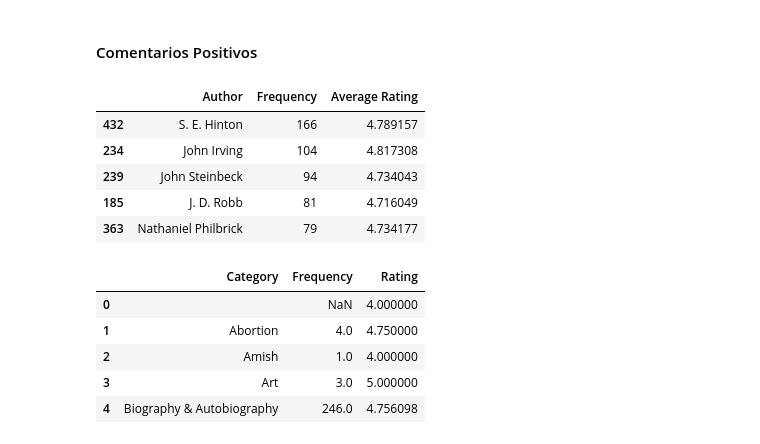
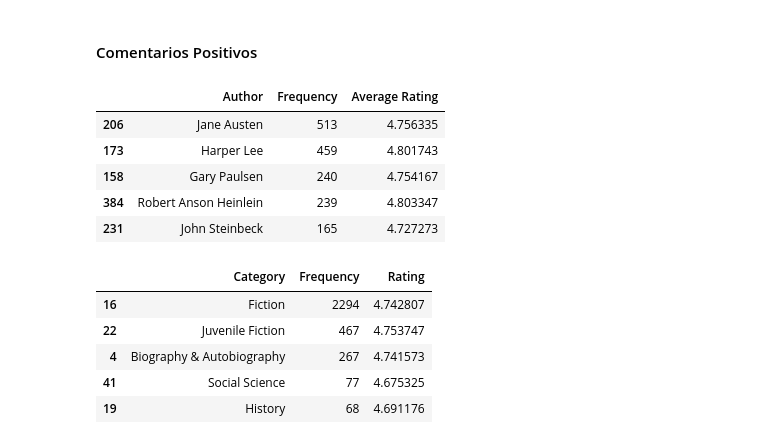
Before and after one commit to jlvaldes/bigdata, a Jupyter notebook: Data_exploration_and_analysis.ipynb, the cells around one changed output. Cells and saved outputs as stored; diff of their text form; code cells hidden in the pictures.

```diff
--- a/Data_exploration_and_analysis.ipynb
+++ b/Data_exploration_and_analysis.ipynb
@@ -394,0 +408,9 @@ top_publishers.head()
+# %%
+author_counts = top_publishers['authors'].value_counts().reset_index()
+author_counts.columns = ['authors', 'Frequency']
+author_counts = author_counts.sort_values(by='Frequency', ascending=False)
+author_rating = top_publishers.groupby('authors')['review/score'].mean().reset_index()
+author_rating = author_counts.merge(author_rating, on='authors', how='right')
+author_rating.columns = ['Author', 'Frequency', 'Average Rating']
+author_rating.sort_values(by='Frequency', ascending=False, inplace=True)
+author_rating.head()
@@ -403,18 +448,18 @@ bad_reviews = top_publishers[bad_indices]
 # %% [markdown]
 #### Comentarios Positivos
 # %%
-author_counts = good_reviews['authors'].value_counts().reset_index()
-author_counts.columns = ['authors', 'Frequency']
-author_counts = author_counts.sort_values(by='Frequency', ascending=False)
-author_rating = good_reviews.groupby('authors')['review/score'].mean().reset_index()
-author_rating = author_counts.merge(author_rating, on='authors', how='right')
-author_rating.columns = ['Author', 'Frequency', 'Average Rating']
-author_rating.sort_values(by='Frequency', ascending=False, inplace=True)
-author_rating.head()
+author_counts_good = good_reviews['authors'].value_counts().reset_index()
+author_counts_good.columns = ['authors', 'Frequency']
+author_counts_good = author_counts_good.sort_values(by='Frequency', ascending=False)
+author_rating_good = good_reviews.groupby('authors')['review/score'].mean().reset_index()
+author_rating_good = author_counts.merge(author_rating_good, on='authors', how='right')
+author_rating_good.columns = ['Author', 'Frequency', 'Average Rating']
+author_rating_good.sort_values(by='Frequency', ascending=False, inplace=True)
+author_rating_good.head()
 # %% [output]
 |  | Author | Frequency | Average Rating |
-| 432 | S. E. Hinton | 166 | 4.789157 |
-| 234 | John Irving | 104 | 4.817308 |
-| 239 | John Steinbeck | 94 | 4.734043 |
-| 185 | J. D. Robb | 81 | 4.716049 |
-| 363 | Nathaniel Philbrick | 79 | 4.734177 |
+| 206 | Jane Austen | 513 | 4.756335 |
+| 173 | Harper Lee | 459 | 4.801743 |
+| 158 | Gary Paulsen | 240 | 4.754167 |
+| 384 | Robert Anson Heinlein | 239 | 4.803347 |
+| 231 | John Steinbeck | 165 | 4.727273 |
@@ -425,13 +466,16 @@ category_counts.columns = ['categories', 'Frequency']
 # %%
-category_rating = good_reviews.groupby('categories')['review/score'].mean().reset_index()
-category_rating = category_counts.merge(category_rating, on='categories', how='right')
-category_rating.columns = ['Category', 'Frequency', 'Rating']
-category_rating.sort_values(by='Frequency', ascending=False)
-category_rating.head()
+category_filter_good = good_reviews[(good_reviews['categories'] != '')]
+category_counts_good = category_filter_good['categories'].value_counts().reset_index()
+category_rating_good = category_filter_good.groupby('categories')['review/score'].mean().reset_index()
+category_counts_good.columns = ['categories', 'Frequency']
+category_rating_good = category_counts_good.merge(category_rating_good, on='categories', how='right')
+category_rating_good.columns = ['Category', 'Frequency', 'Rating']
+category_rating_good = category_rating_good.sort_values(by='Frequency', ascending=False)
+category_rating_good.head()
 # %% [output]
 |  | Category | Frequency | Rating |
-| 0 |  | NaN | 4.000000 |
-| 1 | Abortion | 4.0 | 4.750000 |
-| 2 | Amish | 1.0 | 4.000000 |
-| 3 | Art | 3.0 | 5.000000 |
-| 4 | Biography & Autobiography | 246.0 | 4.756098 |
+| 16 | Fiction | 2294 | 4.742807 |
+| 22 | Juvenile Fiction | 467 | 4.753747 |
+| 4 | Biography & Autobiography | 267 | 4.741573 |
+| 41 | Social Science | 77 | 4.675325 |
+| 19 | History | 68 | 4.691176 |
```
Also changed, not shown: parts of 36 cells of this notebook.
